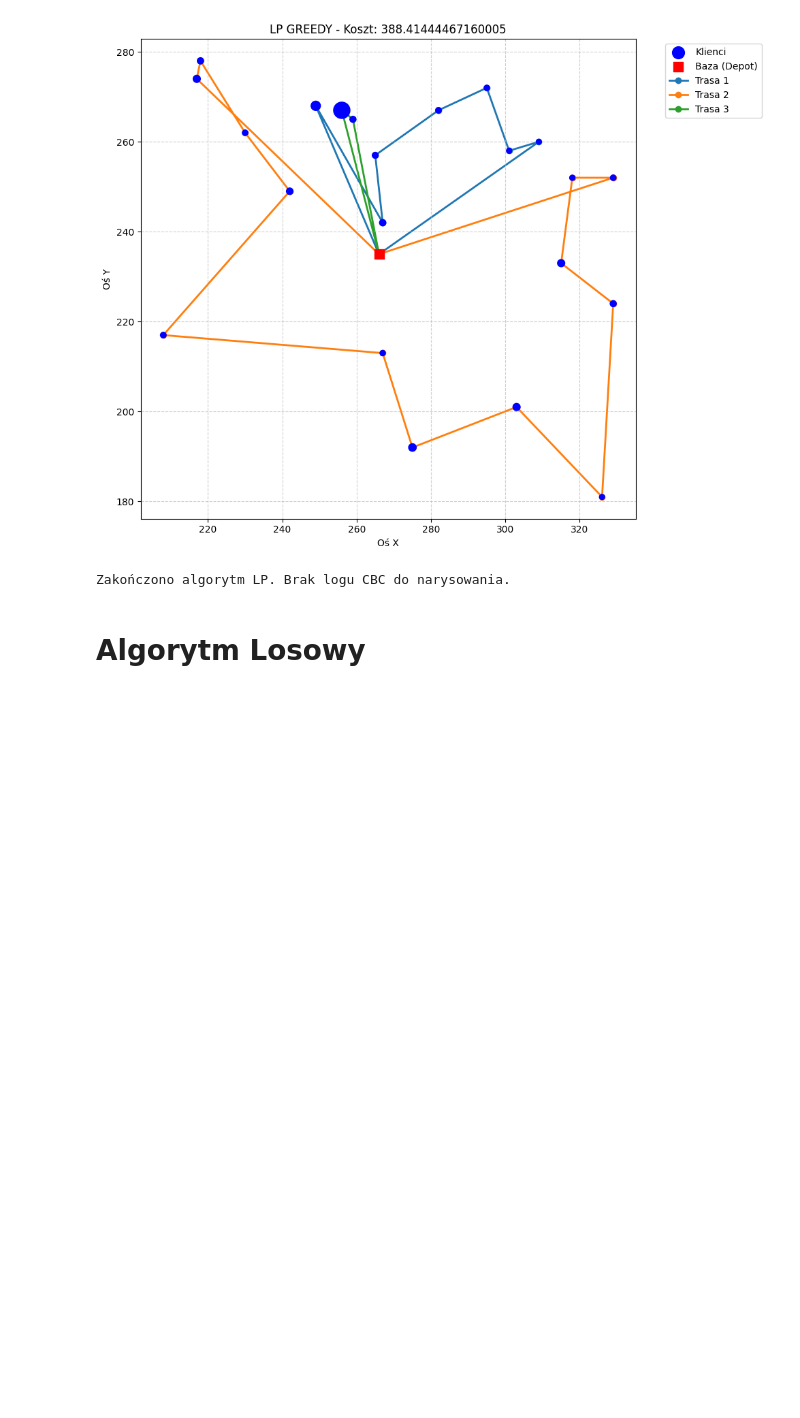
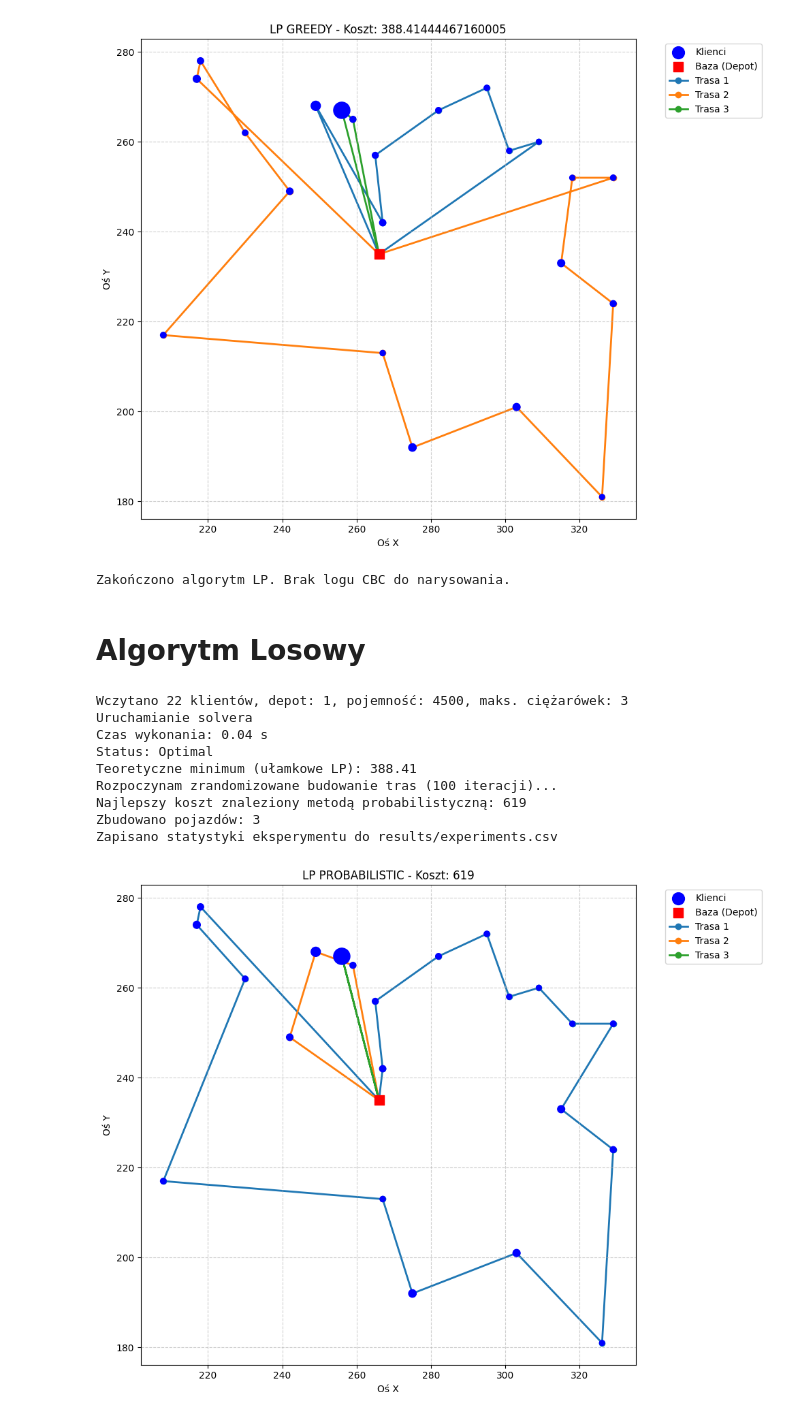
Before and after one commit to JakubRybak/Vehicle_Routing_Lp_Solver, a Jupyter notebook: projekt_E_LP-n23-k3.ipynb, the cells around one changed output. Cells and saved outputs as stored; diff of their text form; code cells hidden in the pictures; blank space fills up the shorter version.

```diff
--- a/projekt_E_LP-n23-k3.ipynb
+++ b/projekt_E_LP-n23-k3.ipynb
@@ -66,3 +67,16 @@ Zapisano statystyki eksperymentu do results/experiments.csv
 Zakończono algorytm LP. Brak logu CBC do narysowania.
 # %% [markdown]
 # Algorytm Losowy
+# %%
+run_experiments(instances, solve_csrp_lp_prob, time_limit=60, num_iterations=100)
+# %% [output]
+Wczytano 22 klientów, depot: 1, pojemność: 4500, maks. ciężarówek: 3
+Uruchamianie solvera
+Czas wykonania: 0.04 s
+Status: Optimal
+Teoretyczne minimum (ułamkowe LP): 388.41
+Rozpoczynam zrandomizowane budowanie tras (100 iteracji)...
+Najlepszy koszt znaleziony metodą probabilistyczną: 619
+Zbudowano pojazdów: 3
+Zapisano statystyki eksperymentu do results/experiments.csv
+[figure, added]
```
Also changed, not shown: parts of 2 cells of this notebook, 2 other files.
